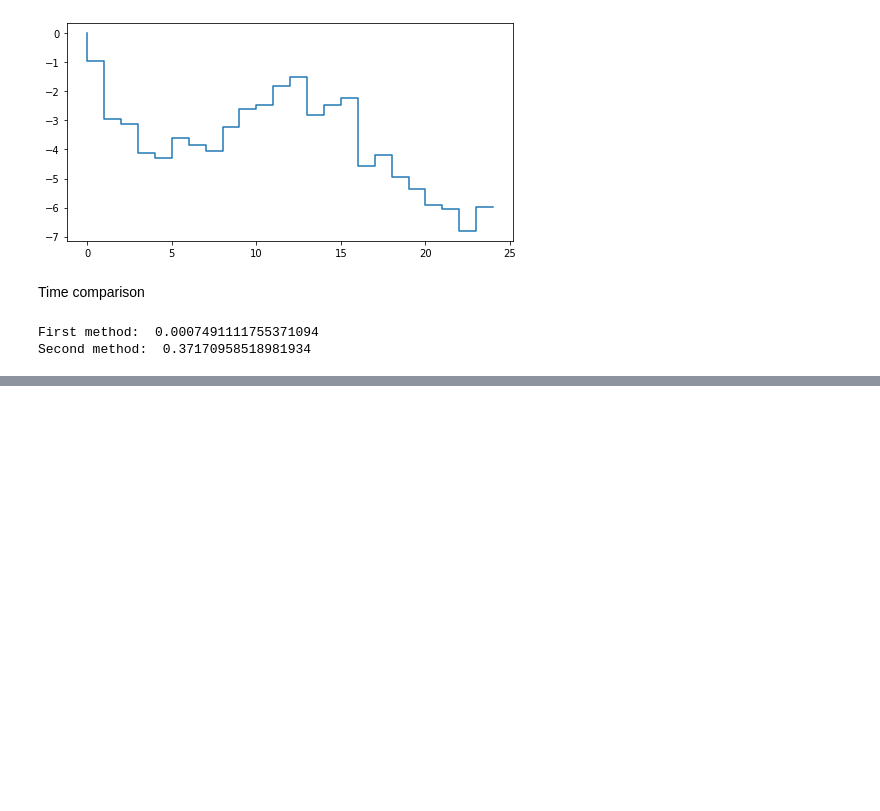
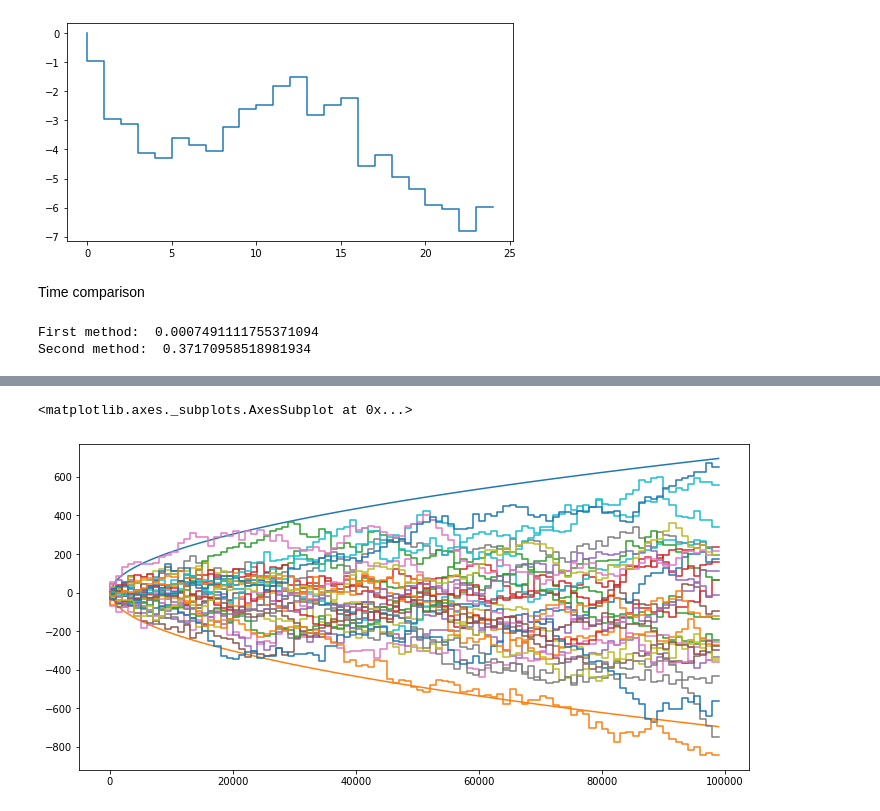
Before and after one commit to stapaw/financial_math, a Jupyter notebook: lab2/lab2.ipynb, the cells around one changed output, grey strips where cells are left out. Cells and saved outputs as stored; diff of their text form; code cells hidden in the pictures; blank space fills up the shorter version.

```diff
--- a/lab2/lab2.ipynb
+++ b/lab2/lab2.ipynb
@@ -113,0 +130,23 @@ Second method:  0.37170958518981934
+# %%
+def f(t):
+    return math.sqrt(2 * t * math.log(math.log(t)))
+
+
+def generate_wiener_trajectories(n, T, data):
+    for i in range(0, n):
+        w = generate_wiener_trajectory1(T)
+        plot_wiener_trajectory(w, data)
+
+
+def plot_wiener_trajectory(w, data):
+    ax.step(data, [w[x] for x in data])
+# %%
+fig, ax = plt.subplots(figsize=(12,6))
+data = np.arange(10, 100000, 1000)
+ax.plot(data, [f(t) for t in data])
+ax.plot(data, [-f(t) for t in data])
+generate_wiener_trajectories(30, 100000, data)
+ax
+# %% [output]
+<matplotlib.axes._subplots.AxesSubplot at 0x...>
+[figure, added]
```
Also changed, not shown: parts of 4 cells of this notebook, 1 other file.
